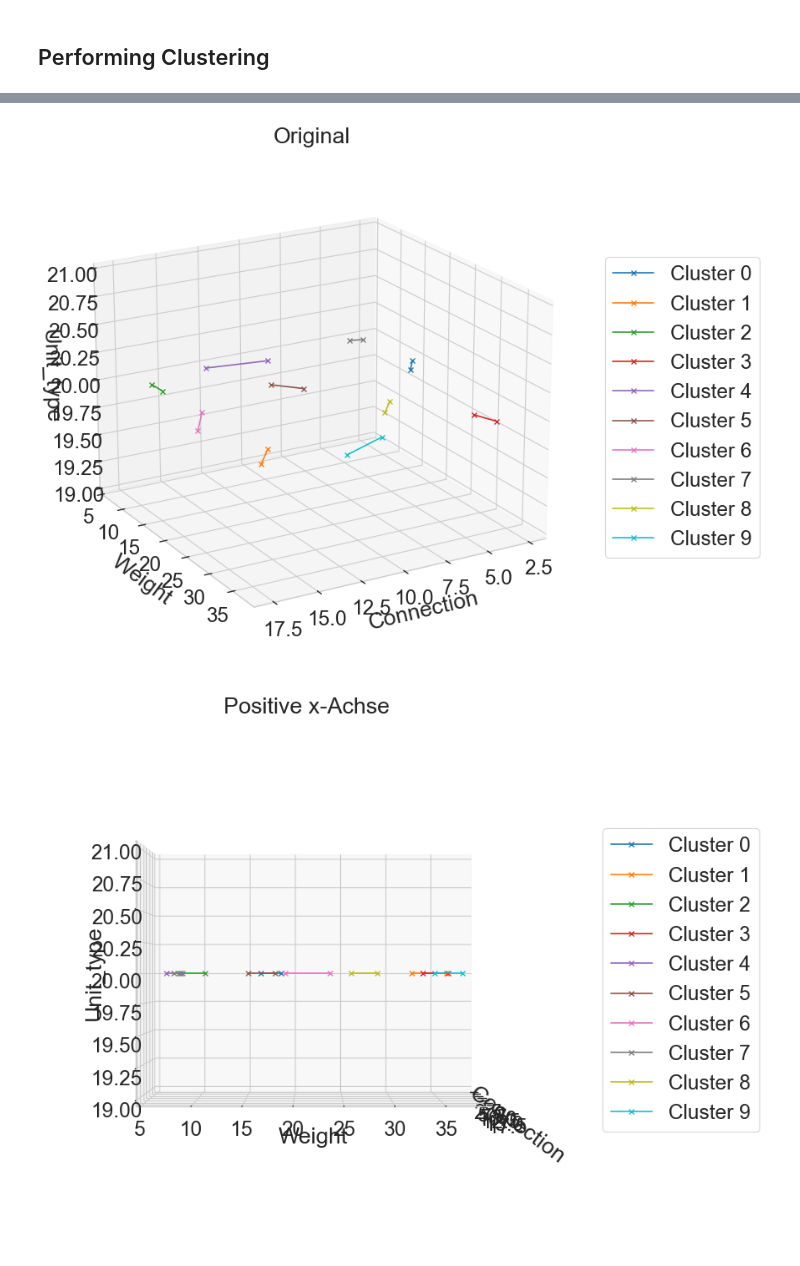
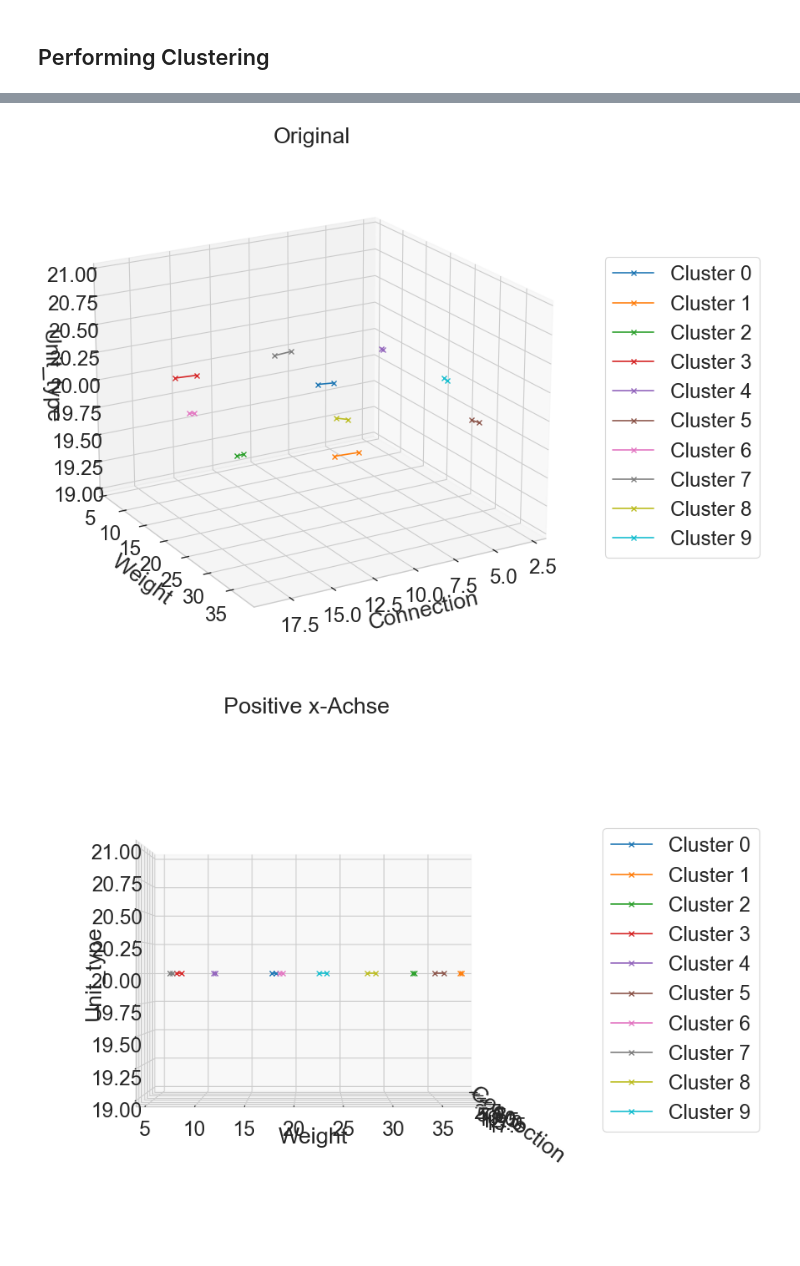
Before and after one commit to TrulySanae/PAMI_Projekt, a Jupyter notebook: Shift_Explanation/adult-income-experiment.ipynb, the cells around one changed output, grey strips where cells are left out. Saved outputs shown, nothing was run; the diff lists cells and outputs as text; code cells hidden in the pictures.

```diff
--- a/Shift_Explanation/adult-income-experiment.ipynb
+++ b/Shift_Explanation/adult-income-experiment.ipynb
@@ -48,7 +52,7 @@ from data_utils import load_and_preprocess_logistics_data
 continuous_variables_indicies = [0,1,2]
 # Pick the desired dataset combination
 comparison_dict = {0: [0,1], 1: [2,3], 2: [4,5]}
-comparison_id = 2
+comparison_id = 1
 # n_samples = 'balanced'
 n_samples = 1000
 equal_week_split = True
@@ -329,34 +333,34 @@ ax6 = fig3.add_subplot(111, projection='3d')
 plot_clusters(ax6, 0, 90, 'Positive y-Achse')
 ax6.set_xlabel(feature_names[0])
 ax6.set_ylabel(feature_names[1])
 ax6.set_zlabel(feature_names[2])
 ax6.legend(loc='center left', bbox_to_anchor=(1.05, 0.5))
 
 
 
 
 
 plt.tight_layout()
 plt.show()
 
 # DataFrame mit den Distanzen erstellen und speichern
 distances = pd.DataFrame({
     'Cluster': range(vis_clusters),
     'Total_distance': total_distance,
     'Connections_diff': connections_difference,
     'Weight_diff': weight_difference,
     'Unit_diff': unit_difference
 })
 
 distances = distances.sort_values(by='Total_distance')
 # importing experiment parameters
-params =pd.read_csv('./00_simulate_data/Output Customer Data/params.csv')
+params =pd.read_csv(f'../{path_shift_explanations}/params.csv')
 params = params.iloc[comparison_dict[comparison_id]]
 display(params)
 display(distances)
 
-output_path = f'./results_experiments/results_customer_profile_{comparison_dict[comparison_id][0]}_and_customer_profile_{comparison_dict[comparison_id][1]}.csv'
+output_path = f'../{path_distances}/results_customer_profile_{comparison_dict[comparison_id][0]}_and_customer_profile_{comparison_dict[comparison_id][1]}.csv'
 distances.to_csv(output_path, index=False)
 # %% [output]
-[figure, old version]
+[figure, new version]
-[figure, old version]
+[figure, new version]
```
Also changed, not shown: parts of 6 cells of this notebook, 3 other files.
